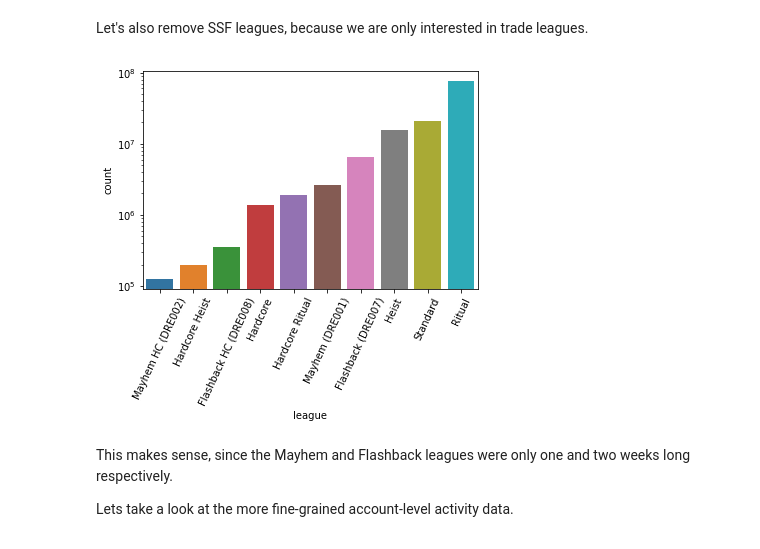
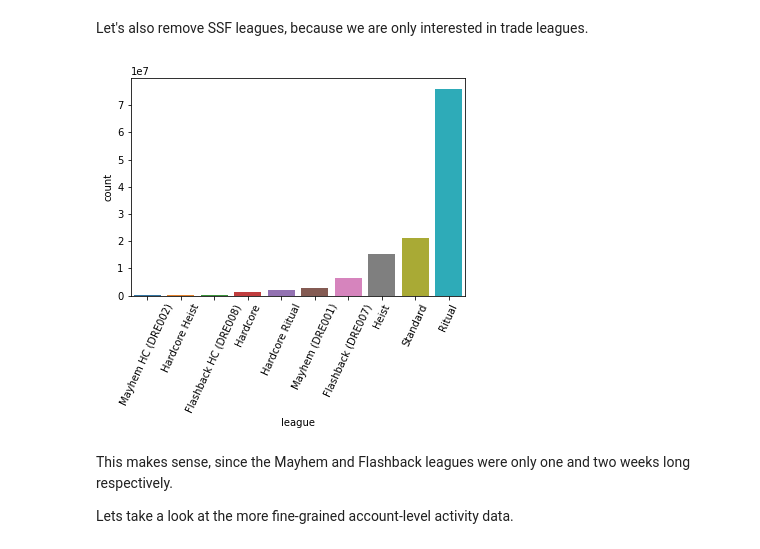
Before and after one commit to maximumstock/poe-river-analysis, a Jupyter notebook: Indexer League Traffic.ipynb, the cells around one changed output. Drawn from its saved outputs; the diff is of its cells as text; code cells hidden in the pictures.

```diff
--- a/Indexer League Traffic.ipynb
+++ b/Indexer League Traffic.ipynb
@@ -46,11 +46,10 @@ plt.show()
 Let's also remove SSF leagues, because we are only interested in trade leagues.
 # %%
 g = sns.barplot(x="league", y="count", data=public_leagues[public_leagues["league"].str.contains("SSF") == False])
-g.set(yscale="log")
 plt.xticks(rotation=65)
 plt.show()
 # %% [output]
-[figure, old version]
+[figure, new version]
 # %% [markdown]
 This makes sense, since the Mayhem and Flashback leagues were only one and two weeks long respectively.
 
```
Also changed, not shown: parts of 31 cells of this notebook.
